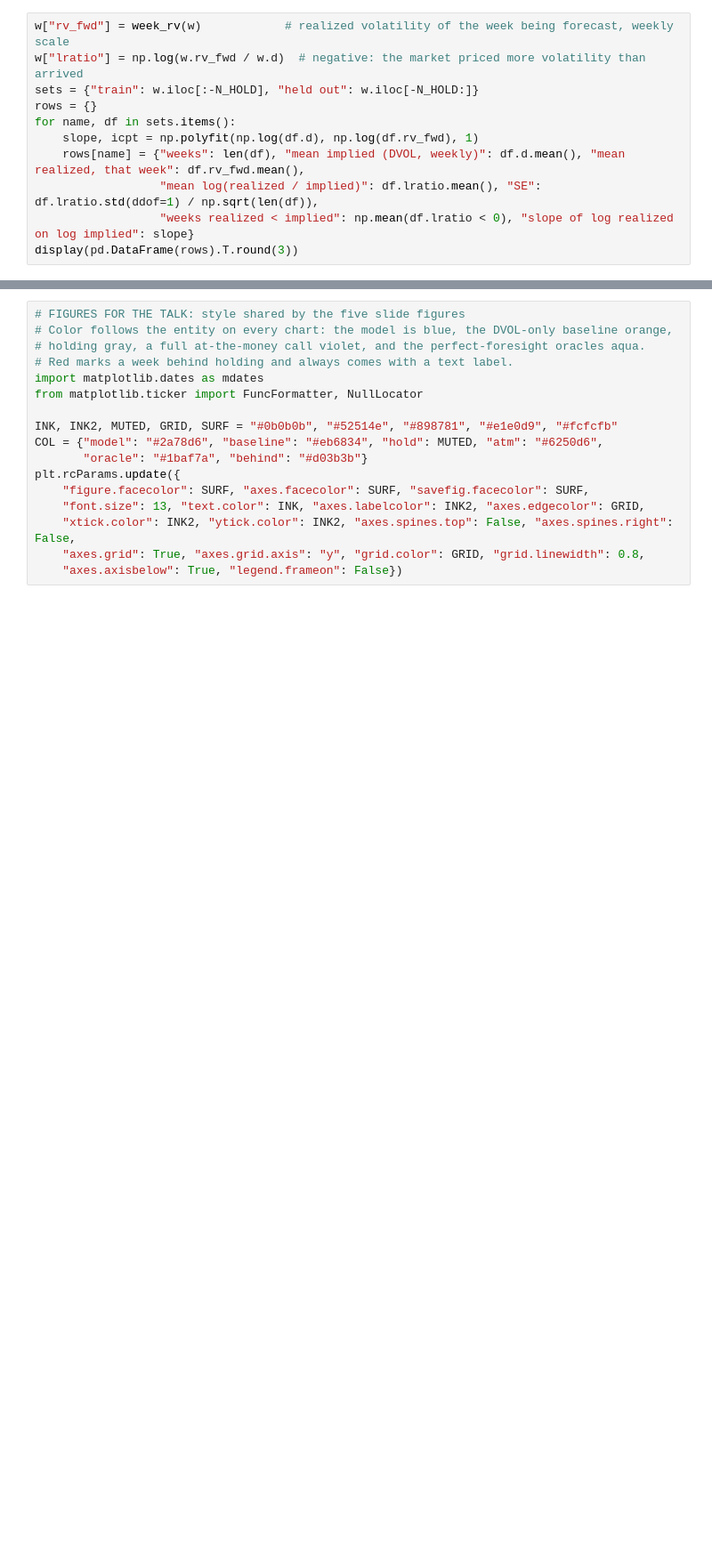
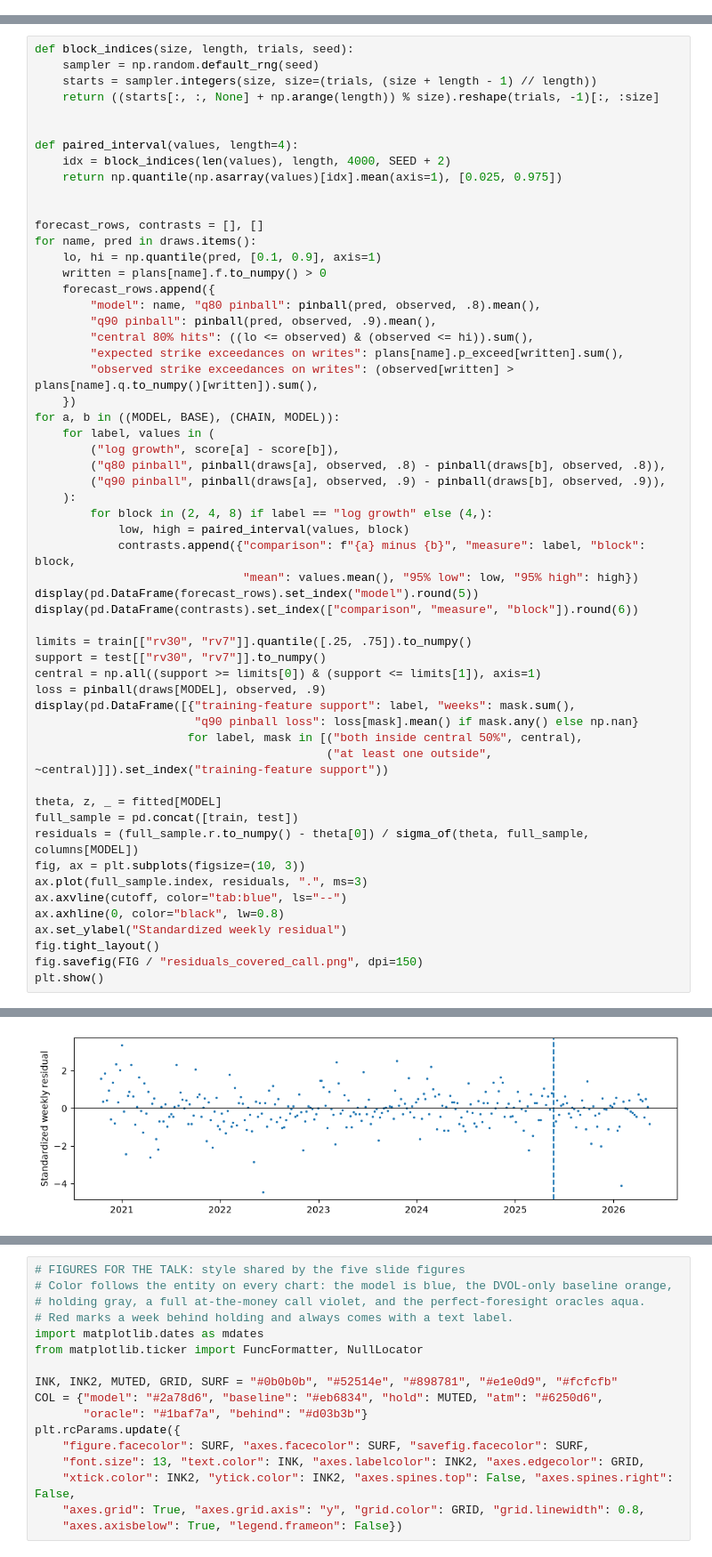
Before and after one commit to zmjohnso/aii600-final-project, a Jupyter notebook: analysis.ipynb, the cells around one changed output, grey strips where cells are left out. Shown at 89% size. Drawn from its saved outputs; the diff is of its cells as text; blank space fills up the shorter version.

```diff
--- a/analysis.ipynb
+++ b/analysis.ipynb
@@ -693,11 +0,0 @@ The model's rule writes near the money when DVOL is high, which it can only do i
-# %%
-w["rv_fwd"] = week_rv(w)            # realized volatility of the week being forecast, weekly scale
-w["lratio"] = np.log(w.rv_fwd / w.d)  # negative: the market priced more volatility than arrived
-sets = {"train": w.iloc[:-N_HOLD], "held out": w.iloc[-N_HOLD:]}
-rows = {}
-for name, df in sets.items():
-    slope, icpt = np.polyfit(np.log(df.d), np.log(df.rv_fwd), 1)
-    rows[name] = {"weeks": len(df), "mean implied (DVOL, weekly)": df.d.mean(), "mean realized, that week": df.rv_fwd.mean(),
-                  "mean log(realized / implied)": df.lratio.mean(), "SE": df.lratio.std(ddof=1) / np.sqrt(len(df)),
-                  "weeks realized < implied": np.mean(df.lratio < 0), "slope of log realized on log implied": slope}
-display(pd.DataFrame(rows).T.round(3))
@@ -800,0 +369,57 @@ On the Value slide growth is shown in satoshis (100,000,000 per bitcoin) per coi
+# %%
+def block_indices(size, length, trials, seed):
+    sampler = np.random.default_rng(seed)
+    starts = sampler.integers(size, size=(trials, (size + length - 1) // length))
+    return ((starts[:, :, None] + np.arange(length)) % size).reshape(trials, -1)[:, :size]
+
+
+def paired_interval(values, length=4):
+    idx = block_indices(len(values), length, 4000, SEED + 2)
+    return np.quantile(np.asarray(values)[idx].mean(axis=1), [0.025, 0.975])
+
+
+forecast_rows, contrasts = [], []
+for name, pred in draws.items():
+    lo, hi = np.quantile(pred, [0.1, 0.9], axis=1)
+    written = plans[name].f.to_numpy() > 0
+    forecast_rows.append({
+        "model": name, "q80 pinball": pinball(pred, observed, .8).mean(),
+        "q90 pinball": pinball(pred, observed, .9).mean(),
+        "central 80% hits": ((lo <= observed) & (observed <= hi)).sum(),
+        "expected strike exceedances on writes": plans[name].p_exceed[written].sum(),
+        "observed strike exceedances on writes": (observed[written] > plans[name].q.to_numpy()[written]).sum(),
+    })
+for a, b in ((MODEL, BASE), (CHAIN, MODEL)):
+    for label, values in (
+        ("log growth", score[a] - score[b]),
+        ("q80 pinball", pinball(draws[a], observed, .8) - pinball(draws[b], observed, .8)),
+        ("q90 pinball", pinball(draws[a], observed, .9) - pinball(draws[b], observed, .9)),
+    ):
+        for block in (2, 4, 8) if label == "log growth" else (4,):
+            low, high = paired_interval(values, block)
+            contrasts.append({"comparison": f"{a} minus {b}", "measure": label, "block": block,
+                              "mean": values.mean(), "95% low": low, "95% high": high})
+display(pd.DataFrame(forecast_rows).set_index("model").round(5))
+display(pd.DataFrame(contrasts).set_index(["comparison", "measure", "block"]).round(6))
+
+limits = train[["rv30", "rv7"]].quantile([.25, .75]).to_numpy()
+support = test[["rv30", "rv7"]].to_numpy()
+central = np.all((support >= limits[0]) & (support <= limits[1]), axis=1)
+loss = pinball(draws[MODEL], observed, .9)
+display(pd.DataFrame([{"training-feature support": label, "weeks": mask.sum(),
+                       "q90 pinball loss": loss[mask].mean() if mask.any() else np.nan}
+                      for label, mask in [("both inside central 50%", central),
+                                          ("at least one outside", ~central)]]).set_index("training-feature support"))
+
+theta, z, _ = fitted[MODEL]
+full_sample = pd.concat([train, test])
+residuals = (full_sample.r.to_numpy() - theta[0]) / sigma_of(theta, full_sample, columns[MODEL])
+fig, ax = plt.subplots(figsize=(10, 3))
+ax.plot(full_sample.index, residuals, ".", ms=3)
+ax.axvline(cutoff, color="tab:blue", ls="--")
+ax.axhline(0, color="black", lw=0.8)
+ax.set_ylabel("Standardized weekly residual")
+fig.tight_layout()
+fig.savefig(FIG / "residuals_covered_call.png", dpi=150)
+plt.show()
+# %% [output]
@@ -800,0 +447 @@ On the Value slide growth is shown in satoshis (100,000,000 per bitcoin) per coi
+[figure, added]
```
Also changed, not shown: parts of 76 cells of this notebook, 20 other files.
